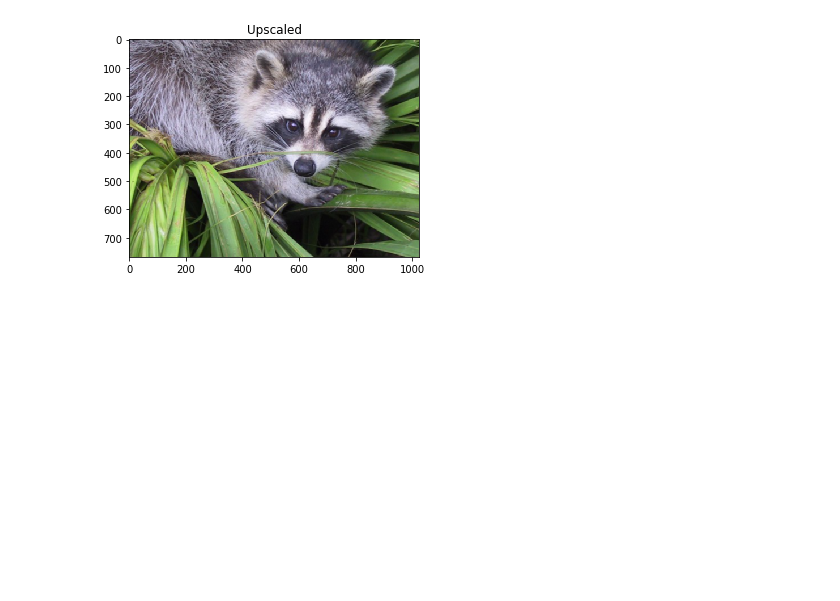
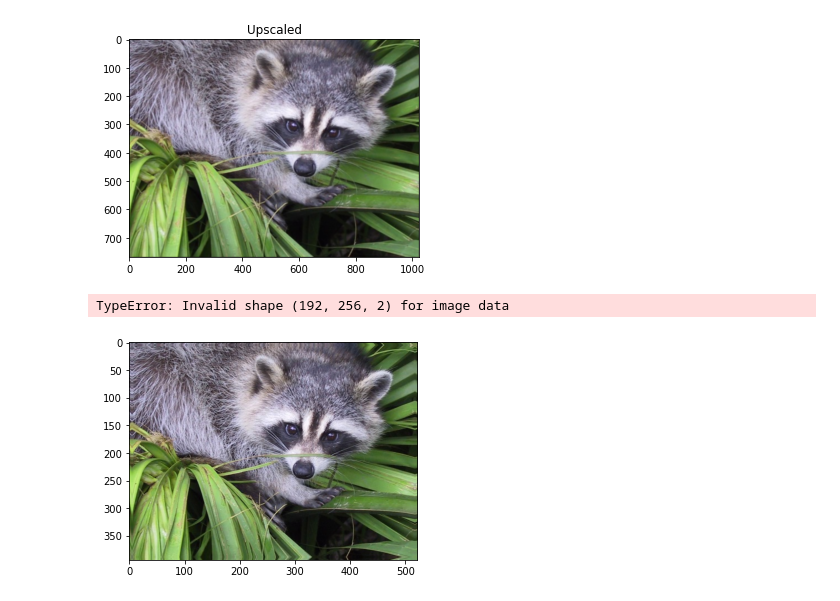
Before and after one commit to HunterRasmussen/ImageUpscaler, a Jupyter notebook: Lab3-ImageProcessing.ipynb, the cells around one changed output. Saved outputs shown, nothing was run; the diff lists cells and outputs as text; code cells hidden in the pictures; blank space fills up the shorter version.

```diff
--- a/Lab3-ImageProcessing.ipynb
+++ b/Lab3-ImageProcessing.ipynb
@@ -86,3 +88,18 @@ plotImage(upscaledImage, "Upscaled")
 paddedImageShape (388, 516, 3)
 toReturnShape (768, 1024, 3)
 [figure]
+# %%
+def padEdge(img,amount):
+    padded = np.pad(img,((amount,amount),(amount,amount),(0,0)),mode='reflect')
+    return padded
+
+#np.pad(img, ((0,0), (0, width), (0, 0)), mode='reflect'
+edgePad = padEdge(image,5)
+plt.imshow(edgePad)
+antiAliased = rescale(image, 0.5, anti_aliasing=True)
+notAntiAliased = rescale(image, 0.5, anti_aliasing=False)
+plt.imshow(antiAliased)
+#plt.show()
+# %% [output]
+TypeError: Invalid shape (192, 256, 2) for image data
+[figure, added]
```
Also changed, not shown: parts of 4 cells of this notebook.
